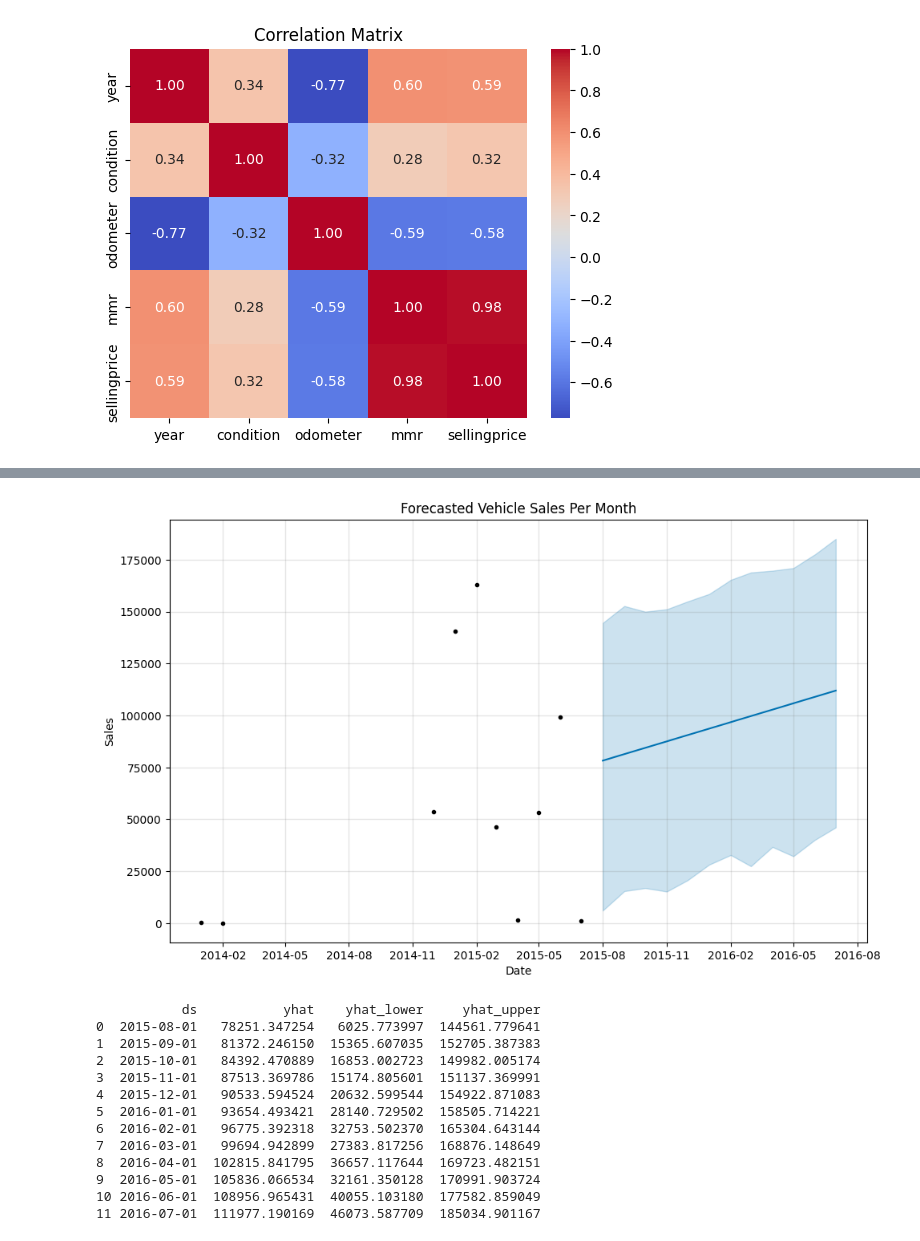
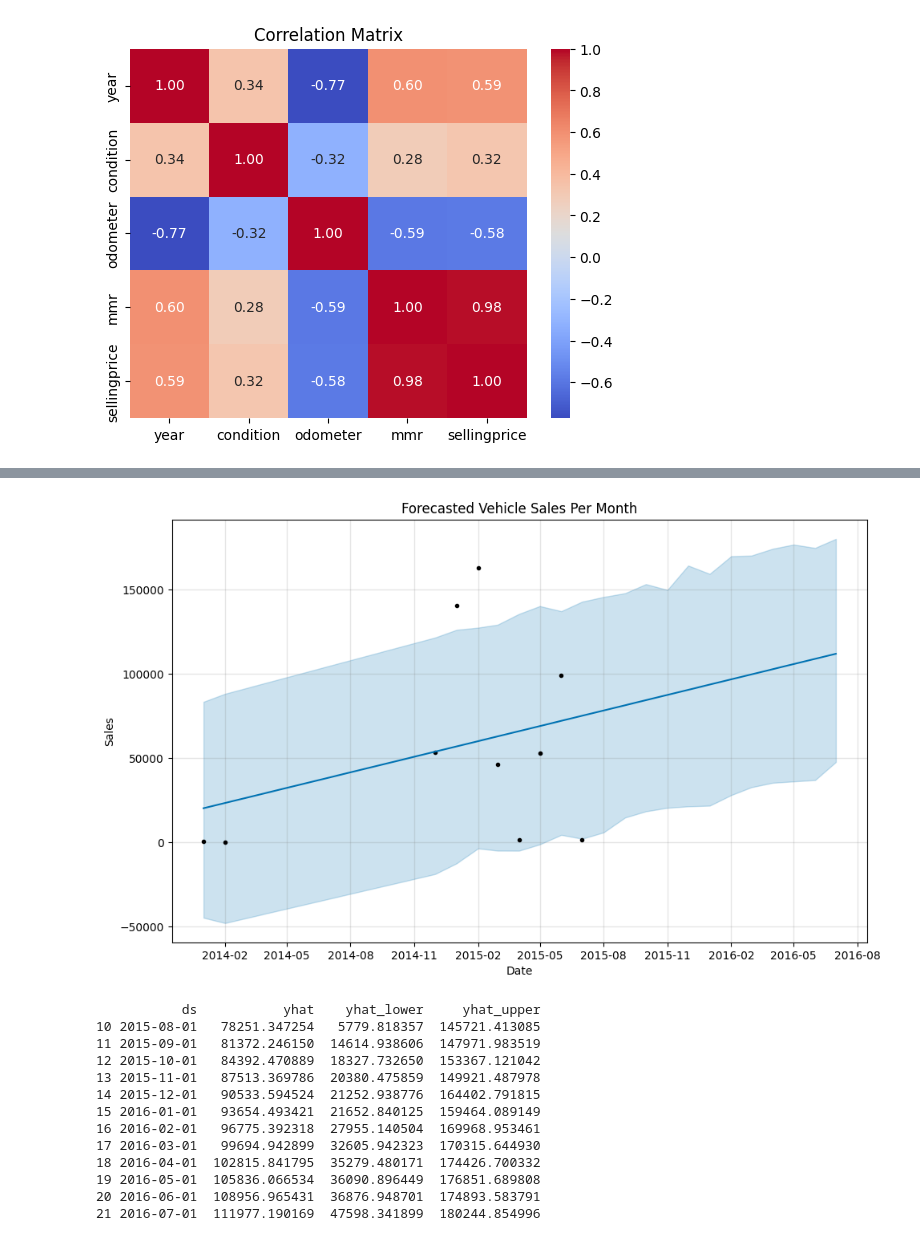
Before and after one commit to Cryptic687/Vehicle-Sales-Project, a Jupyter notebook: Vehicle Sales Analysis.ipynb, the cells around one changed output, grey strips where cells are left out. Saved outputs shown, nothing was run; the diff lists cells and outputs as text; code cells hidden in the pictures.

```diff
--- a/Vehicle Sales Analysis.ipynb
+++ b/Vehicle Sales Analysis.ipynb
@@ -3,7 +3,9 @@ import pandas as pd
 import seaborn as sns
 import matplotlib.pyplot as plt
 from prophet import Prophet
+import warnings
 
+warnings.filterwarnings('ignore')
 df = pd.read_csv("car_prices.csv")
 
 df.head()
@@ -83,7 +85,7 @@ model = Prophet()
 model.fit(monthly_sales)
 
 # Create dataframe for next 12 months with monthly frequency
-future = model.make_future_dataframe(periods=12, freq='MS', include_history = False)  # MS = Month Start
+future = model.make_future_dataframe(periods=12, freq='MS')  # MS = Month Start
 
 # Predict future sales
 forecast = model.predict(future)
@@ -108,17 +110,17 @@ print(forecast[['ds', 'yhat', 'yhat_lower', 'yhat_upper']].tail(12))
-[figure, old version]
+[figure, new version]
            ds           yhat    yhat_lower     yhat_upper
-0  2015-08-01   78251.347254   6025.773997  144561.779641
-1  2015-09-01   81372.246150  15365.607035  152705.387383
-2  2015-10-01   84392.470889  16853.002723  149982.005174
-3  2015-11-01   87513.369786  15174.805601  151137.369991
-4  2015-12-01   90533.594524  20632.599544  154922.871083
-5  2016-01-01   93654.493421  28140.729502  158505.714221
-6  2016-02-01   96775.392318  32753.502370  165304.643144
-7  2016-03-01   99694.942899  27383.817256  168876.148649
-8  2016-04-01  102815.841795  36657.117644  169723.482151
-9  2016-05-01  105836.066534  32161.350128  170991.903724
-10 2016-06-01  108956.965431  40055.103180  177582.859049
-11 2016-07-01  111977.190169  46073.587709  185034.901167
+10 2015-08-01   78251.347254   5779.818357  145721.413085
+11 2015-09-01   81372.246150  14614.938606  147971.983519
+12 2015-10-01   84392.470889  18327.732650  153367.121042
+13 2015-11-01   87513.369786  20380.475859  149921.487978
+14 2015-12-01   90533.594524  21252.938776  164402.791815
+15 2016-01-01   93654.493421  21652.840125  159464.089149
+16 2016-02-01   96775.392318  27955.140504  169968.953461
+17 2016-03-01   99694.942899  32605.942323  170315.644930
+18 2016-04-01  102815.841795  35279.480171  174426.700332
+19 2016-05-01  105836.066534  36090.896449  176851.689808
+20 2016-06-01  108956.965431  36876.948701  174893.583791
+21 2016-07-01  111977.190169  47598.341899  180244.854996
 # %%
 df.info()
 # %% [output]
```
Also changed, not shown: parts of 1 cell of this notebook.
